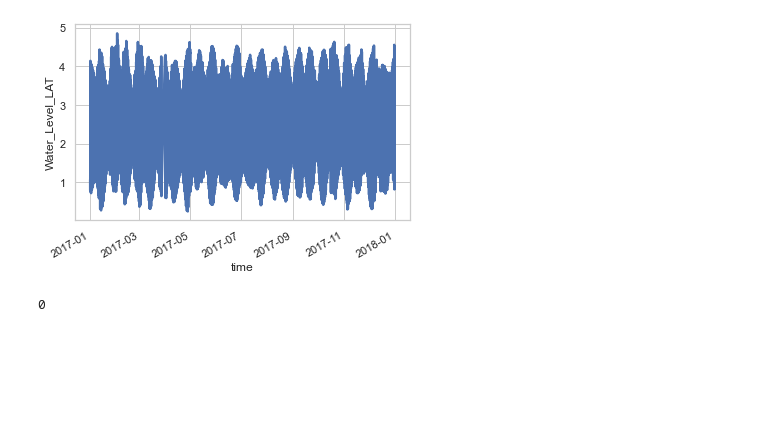
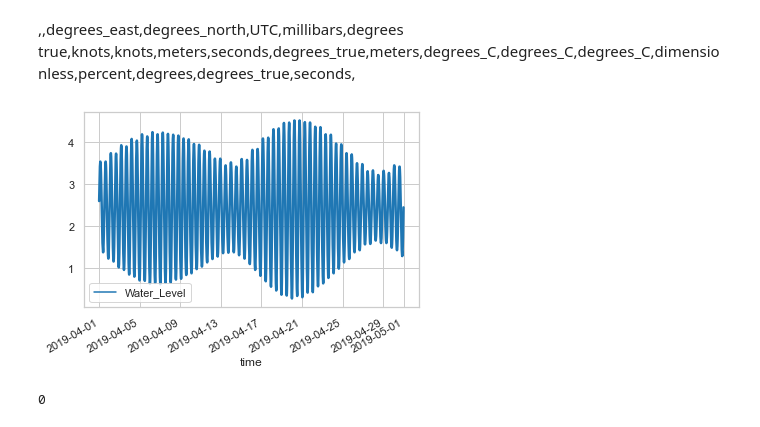
Before and after one commit to suye0620/TidalPrediction, a Jupyter notebook: run.ipynb, the cells around one changed output. Cells and saved outputs as stored; diff of their text form; code cells hidden in the pictures; blank space fills up the shorter version.

```diff
--- a/run.ipynb
+++ b/run.ipynb
@@ -1,3 +1,5 @@
+# %% [markdown]
+,,degrees_east,degrees_north,UTC,millibars,degrees true,knots,knots,meters,seconds,degrees_true,meters,degrees_C,degrees_C,degrees_C,dimensionless,percent,degrees,degrees_true,seconds,
 # %%
 import numpy as np
 import pandas as pd
@@ -5,23 +7,23 @@ import seaborn as sns
 sns.set_theme(style="whitegrid")
 
 # 加载数据
-df_Ballycotton = pd.read_csv("./dataProcessed/IrishNationalTideGaugeNetwork_Ballycotton Harbour2017.csv",encoding = "utf-8",)
+df_Ballycotton = pd.read_csv("./dataProcessed/1训练集5040.csv",encoding = "utf-8",index_col=['time'],parse_dates = ["time"],usecols = ['time','Water_Level'])
 # 转化为时间序列
-df_Ballycotton['time'] = pd.to_datetime(df_Ballycotton['time'])
+# df_Ballycotton['time'] = pd.to_datetime(df_Ballycotton['time'])
 # 设置时间索引
-df_Ballycotton = df_Ballycotton.set_index("time")
+# df_Ballycotton = df_Ballycotton.set_index("time")
 # %%
 # 画图
 import matplotlib.pyplot as plt
 
 fig = plt.figure()
 ax = fig.add_subplot(1,1,1)
 sns.set_theme(style="whitegrid")
-dataPlot = df_Ballycotton.loc[:,"Water_Level_LAT"]
-sns.lineplot(data=dataPlot, palette="tab10", linewidth=2.5,ax=ax)
+# dataPlot = df_Ballycotton.loc[:,"Water_Level_LAT"]
+sns.lineplot(data=df_Ballycotton, palette="tab10", linewidth=2.5,ax=ax)
 # 将x轴斜过来显示更好看
 fig.autofmt_xdate()
 # %% [output]
-[figure, old version]
+[figure, new version]
 # %%
 # 数据缺失情况
```
Also changed, not shown: parts of 5 cells of this notebook, 10 other files.
